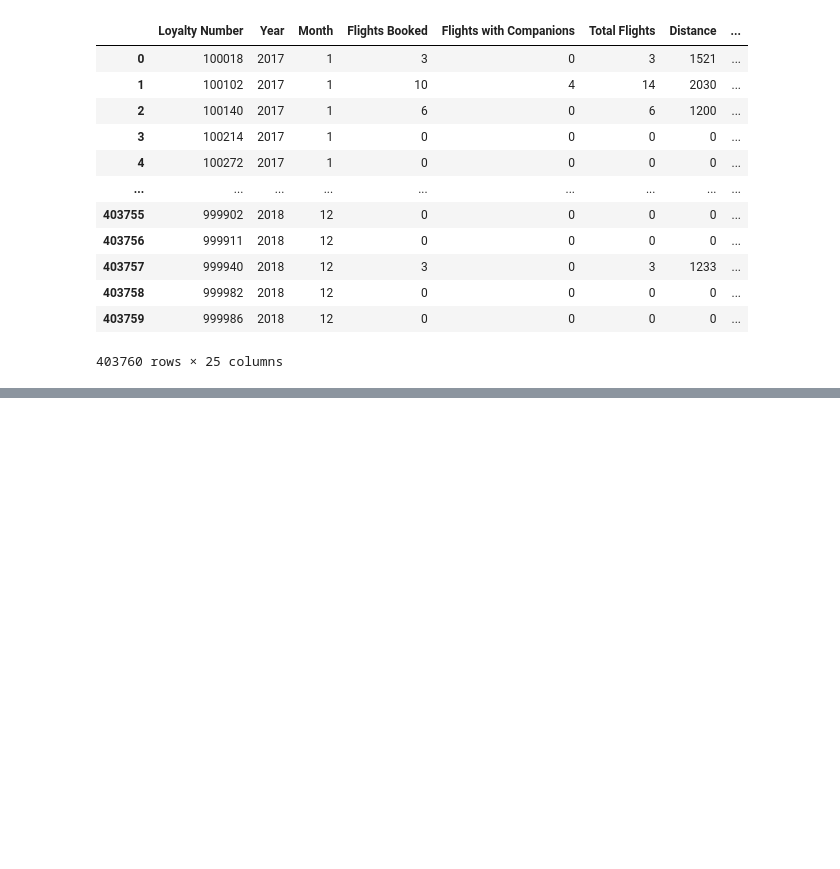
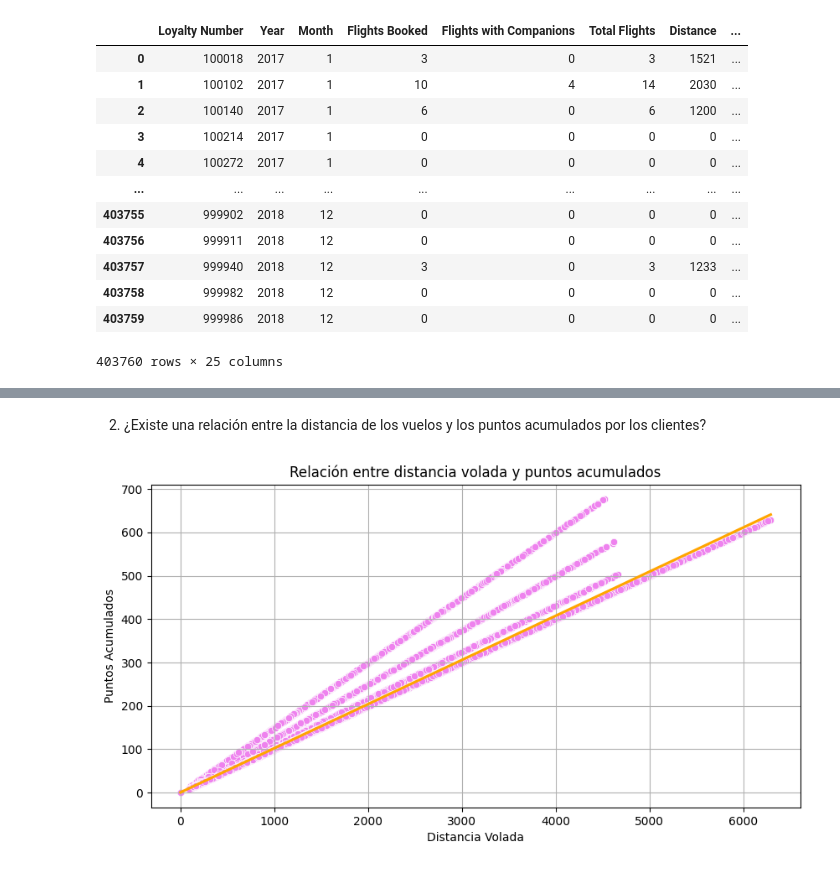
Before and after one commit to Adalab/bda-modulo-3-evaluacion-final-PaolaNSDP, a Jupyter notebook: evaluacion_modulo_3.ipynb, the cells around one changed output, grey strips where cells are left out. Drawn from its saved outputs; the diff is of its cells as text; code cells hidden in the pictures; blank space fills up the shorter version.

```diff
--- a/evaluacion_modulo_3.ipynb
+++ b/evaluacion_modulo_3.ipynb
@@ -212,0 +321,13 @@ df.to_csv('./files/df_limpio.csv', index=False)
+# %% [markdown]
+2. ¿Existe una relación entre la distancia de los vuelos y los puntos acumulados por los clientes?
+# %%
+# Realización de un gráfico de dispersión con la línea de regresión para que sea fácil leerlo
+plt.figure(figsize=(10, 5))
+sns.scatterplot(x="Distance", y="Points Accumulated", data=df, color="violet")
+sns.regplot(x="Distance", y="Points Accumulated", data=df, scatter=False, color="orange")  # Línea de regresión
+plt.xlabel("Distancia Volada")
+plt.ylabel("Puntos Acumulados")
+plt.title("Relación entre distancia volada y puntos acumulados")
+plt.grid(True);
+# %% [output]
+[figure, added]
```
Also changed, not shown: parts of 20 cells of this notebook, 1 other file.
